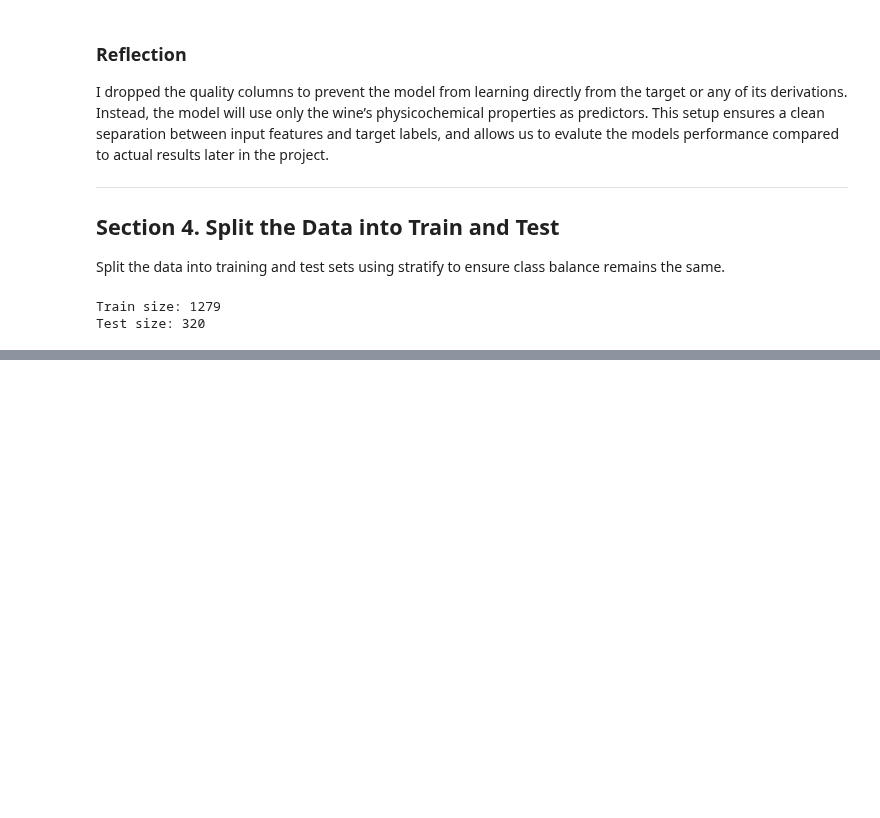
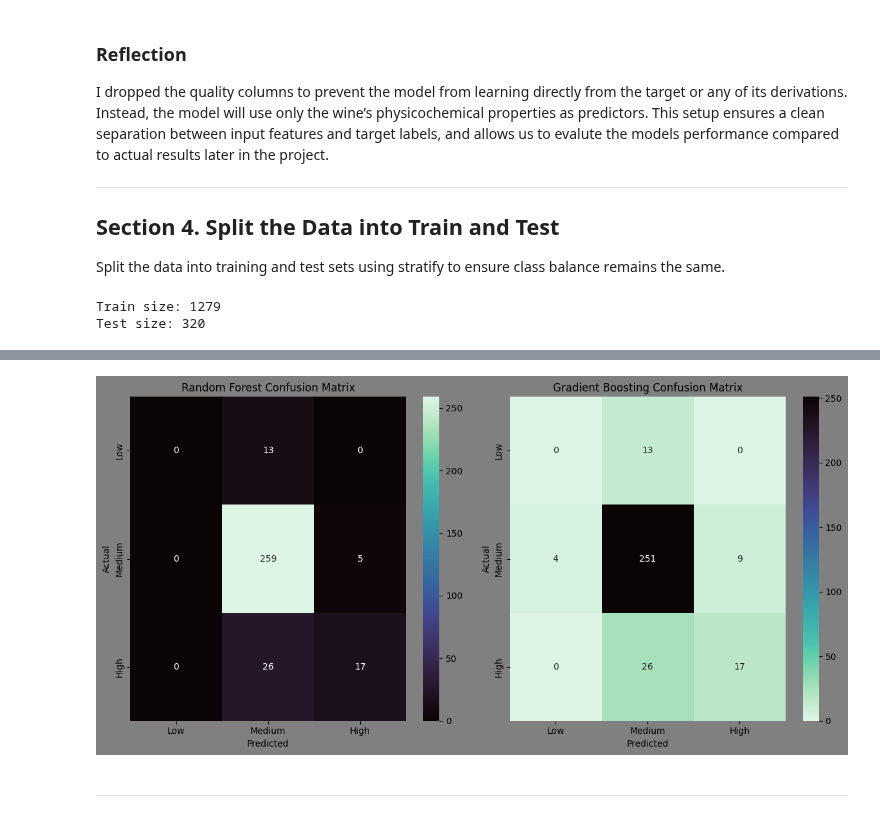
Before and after one commit to Bdowdle4/applied-ml-dowdle, a Jupyter notebook: lab05/ensemble-dowdle.ipynb, the cells around one changed output, grey strips where cells are left out. Cells and saved outputs as stored; diff of their text form; code cells hidden in the pictures; blank space fills up the shorter version.

```diff
--- a/lab05/ensemble-dowdle.ipynb
+++ b/lab05/ensemble-dowdle.ipynb
@@ -155,0 +233,30 @@ Test size: 320
+# %%
+# Visualize the confusion matrices to compare models
+# Capture the confusion matrices
+rf_cm = confusion_matrix(y_test, RandomForestClassifier(n_estimators=200, max_depth=10, random_state=42).fit(X_train, y_train).predict(X_test))
+gb_cm = confusion_matrix(y_test, GradientBoostingClassifier(n_estimators=100, learning_rate=0.1, max_depth=3, random_state=42).fit(X_train, y_train).predict(X_test))
+
+# Create the figure
+fig, axes = plt.subplots(1, 2, figsize=(12, 6))
+# Set the background color of the figure to light gray
+fig.patch.set_facecolor('gray')
+
+# Create plot for Random Forest
+sns.heatmap(rf_cm, annot=True, fmt="d", cmap="mako", xticklabels=["Low", "Medium", "High"], yticklabels=["Low", "Medium", "High"], ax=axes[0])
+axes[0].set_title("Random Forest Confusion Matrix")
+axes[0].set_xlabel("Predicted")
+axes[0].set_ylabel("Actual")
+
+# Create plot for Gradient Boosting
+sns.heatmap(gb_cm, annot=True, fmt="d", cmap="mako_r", xticklabels=["Low", "Medium", "High"], yticklabels=["Low", "Medium", "High"], ax=axes[1])
+axes[1].set_title("Gradient Boosting Confusion Matrix")
+axes[1].set_xlabel("Predicted")
+axes[1].set_ylabel("Actual")
+
+# Display the figure
+plt.tight_layout()
+plt.show()
+# %% [output]
+[figure, added]
+# %% [markdown]
+****
```
Also changed, not shown: parts of 4 cells of this notebook.
